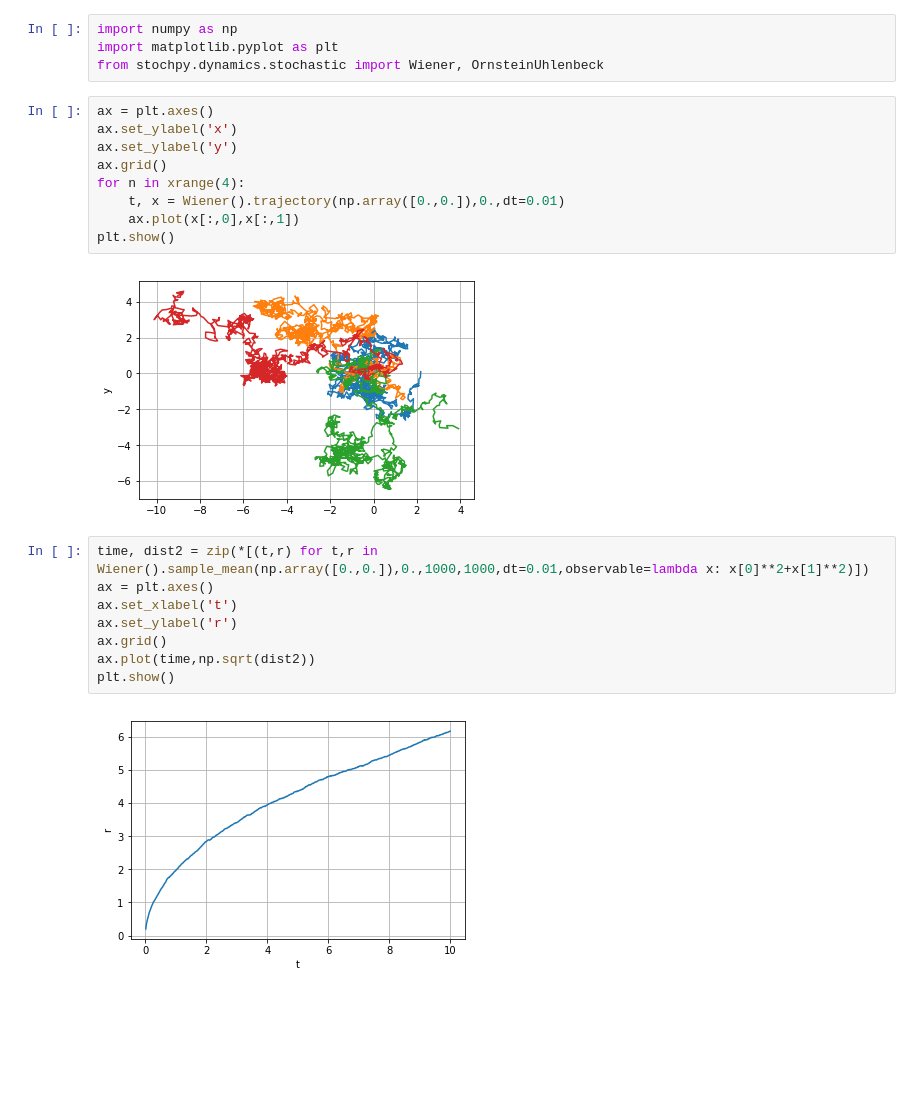
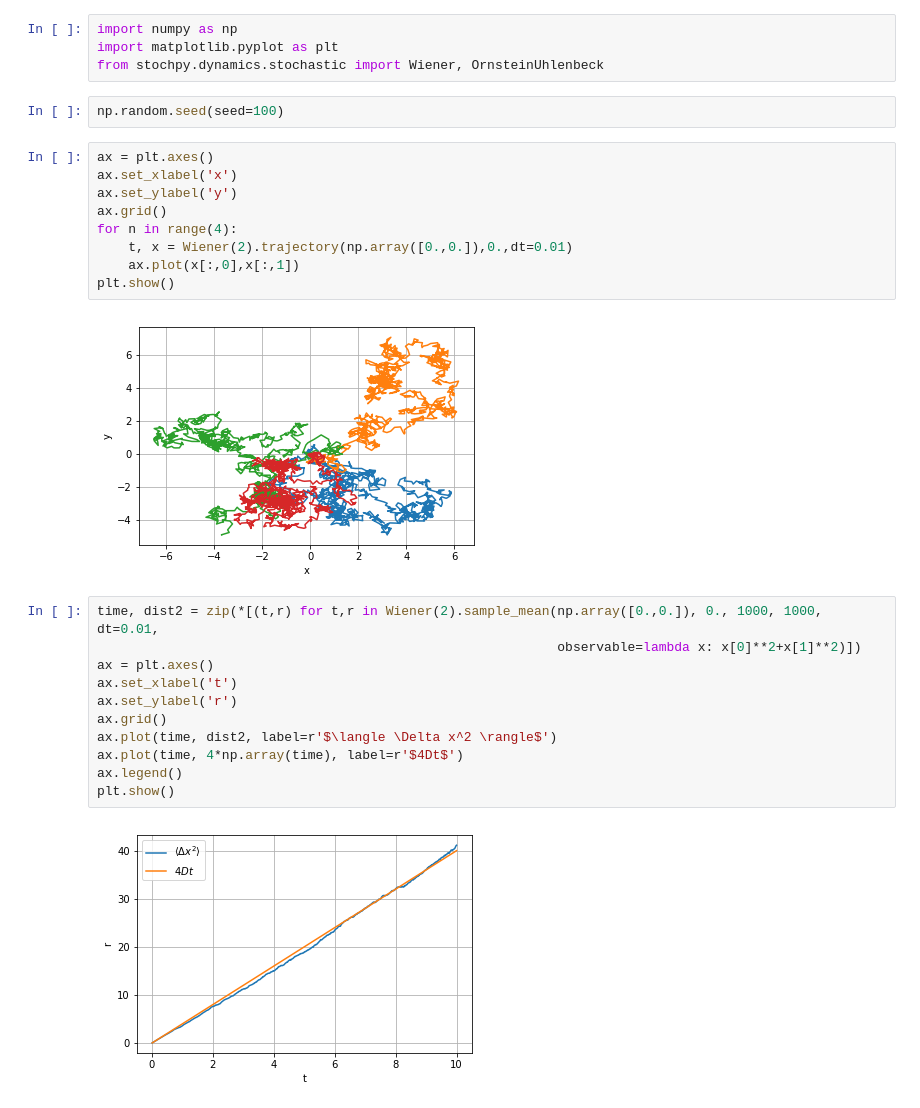
Before and after one commit to cbherbert/stochrare, a Jupyter notebook: demo/Diffusion2D.ipynb, the cells around one changed output. Saved outputs shown, nothing was run; the diff lists cells and outputs as text; blank space fills up the shorter version.

```diff
--- a/demo/Diffusion2D.ipynb
+++ b/demo/Diffusion2D.ipynb
@@ -2,25 +2,30 @@
 import numpy as np
 import matplotlib.pyplot as plt
 from stochpy.dynamics.stochastic import Wiener, OrnsteinUhlenbeck
+# %%
+np.random.seed(seed=100)
 # %%
 ax = plt.axes()
-ax.set_ylabel('x')
+ax.set_xlabel('x')
 ax.set_ylabel('y')
 ax.grid()
-for n in xrange(4):
-    t, x = Wiener().trajectory(np.array([0.,0.]),0.,dt=0.01)
+for n in range(4):
+    t, x = Wiener(2).trajectory(np.array([0.,0.]),0.,dt=0.01)
     ax.plot(x[:,0],x[:,1])
 plt.show()
 # %% [output]
-[figure, old version]
+[figure, new version]
 # %%
-time, dist2 = zip(*[(t,r) for t,r in Wiener().sample_mean(np.array([0.,0.]),0.,1000,1000,dt=0.01,observable=lambda x: x[0]**2+x[1]**2)])
+time, dist2 = zip(*[(t,r) for t,r in Wiener(2).sample_mean(np.array([0.,0.]), 0., 1000, 1000, dt=0.01,
+                                                           observable=lambda x: x[0]**2+x[1]**2)])
 ax = plt.axes()
 ax.set_xlabel('t')
 ax.set_ylabel('r')
 ax.grid()
-ax.plot(time,np.sqrt(dist2))
+ax.plot(time, dist2, label=r'$\langle \Delta x^2 \rangle$')
+ax.plot(time, 4*np.array(time), label=r'$4Dt$')
+ax.legend()
 plt.show()
 # %% [output]
-[figure, old version]
+[figure, new version]
 # %%
```
Also changed, not shown: parts of 1 cell of this notebook, 2 other files.
